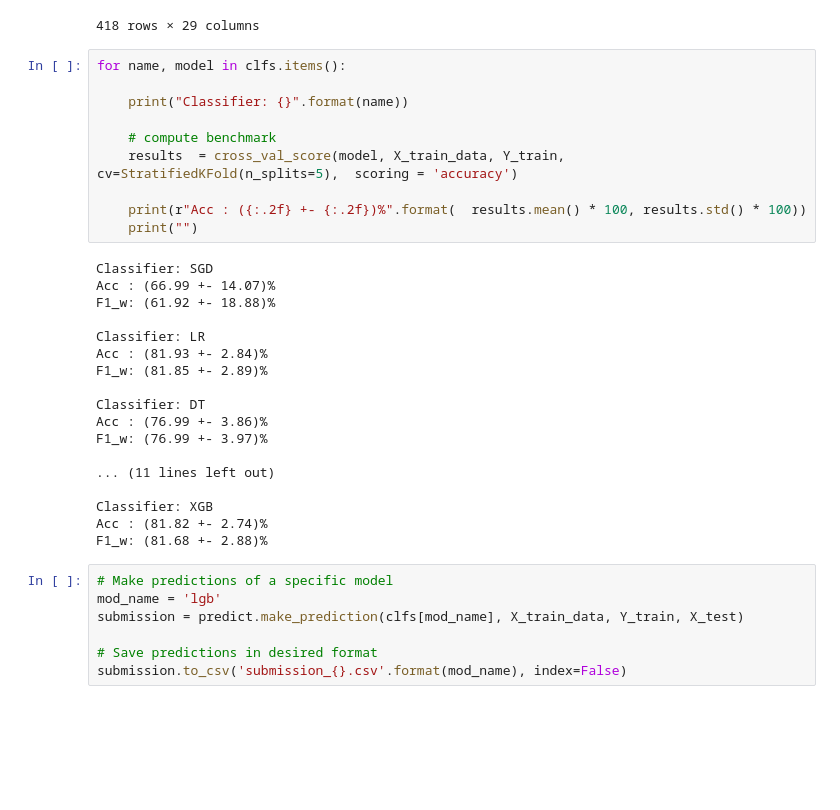
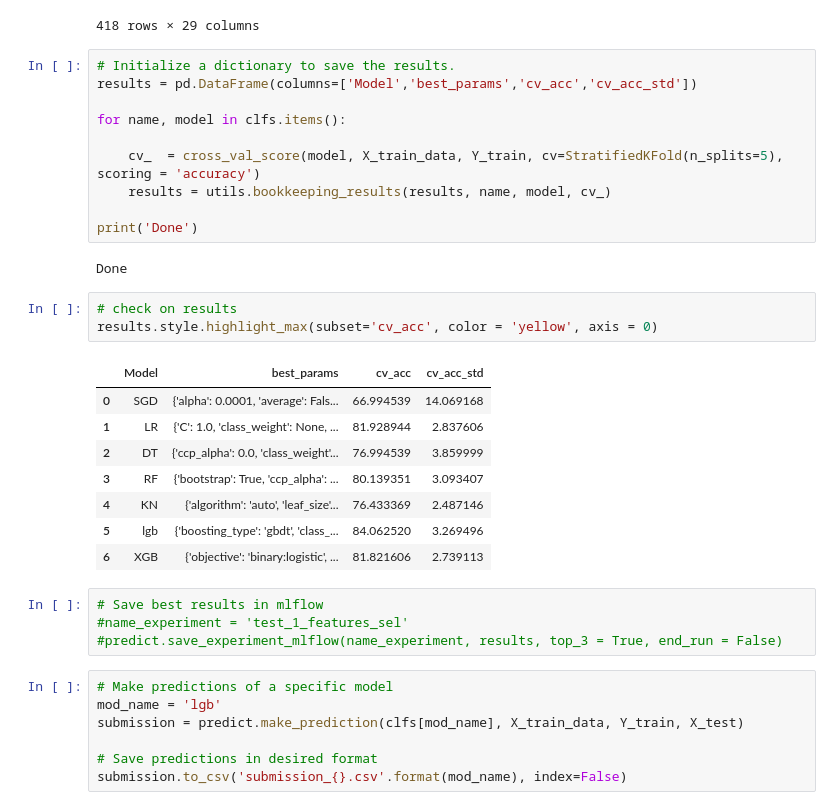
Before and after one commit to leoregino/Titanic, a Jupyter notebook: notebooks/exploration/MV_02_Predictions.ipynb, the cells around one changed output. Drawn from its saved outputs; the diff is of its cells as text; blank space fills up the shorter version.

```diff
--- a/notebooks/exploration/MV_02_Predictions.ipynb
+++ b/notebooks/exploration/MV_02_Predictions.ipynb
@@ -269,34 +276,34 @@ X_test
 | 1307 | 7.0 | 0.0 | 0.0 | 1.0 | 0.0 | 1.0 | 0.0 | 0.0 | 0.0 | 0.0 | ... |
 | 1308 | 7.0 | 0.0 | 0.0 | 1.0 | 1.0 | 0.0 | 0.0 | 0.0 | 0.0 | 0.0 | ... |
 418 rows × 29 columns
-# %%
-for name, model in clfs.items():
-
-    print("Classifier: {}".format(name))
-
-    # compute benchmark
-    results  = cross_val_score(model, X_train_data, Y_train, cv=StratifiedKFold(n_splits=5),  scoring = 'accuracy')
-
-    print(r"Acc : ({:.2f} +- {:.2f})%".format(  results.mean() * 100, results.std() * 100))
-    print("")
-# %% [output]
-Classifier: SGD
-Acc : (66.99 +- 14.07)%
-F1_w: (61.92 +- 18.88)%
-
-Classifier: LR
-Acc : (81.93 +- 2.84)%
-F1_w: (81.85 +- 2.89)%
-
-Classifier: DT
-Acc : (76.99 +- 3.86)%
-F1_w: (76.99 +- 3.97)%
-
-... (11 lines left out)
-
-Classifier: XGB
-Acc : (81.82 +- 2.74)%
-F1_w: (81.68 +- 2.88)%
+# %%
+# Initialize a dictionary to save the results.
+results = pd.DataFrame(columns=['Model','best_params','cv_acc','cv_acc_std'])
+
+for name, model in clfs.items():
+
+    cv_  = cross_val_score(model, X_train_data, Y_train, cv=StratifiedKFold(n_splits=5),  scoring = 'accuracy')
+    results = utils.bookkeeping_results(results, name, model, cv_)
+
+print('Done')
+# %% [output]
+Done
+# %%
+# check on results
+results.style.highlight_max(subset='cv_acc', color = 'yellow', axis = 0)
+# %% [output]
+|  | Model | best_params | cv_acc | cv_acc_std |
+| 0 | SGD | {'alpha': 0.0001, 'average': Fals... | 66.994539 | 14.069168 |
+| 1 | LR | {'C': 1.0, 'class_weight': None, ... | 81.928944 | 2.837606 |
+| 2 | DT | {'ccp_alpha': 0.0, 'class_weight'... | 76.994539 | 3.859999 |
+| 3 | RF | {'bootstrap': True, 'ccp_alpha': ... | 80.139351 | 3.093407 |
+| 4 | KN | {'algorithm': 'auto', 'leaf_size'... | 76.433369 | 2.487146 |
+| 5 | lgb | {'boosting_type': 'gbdt', 'class_... | 84.062520 | 3.269496 |
+| 6 | XGB | {'objective': 'binary:logistic', ... | 81.821606 | 2.739113 |
+# %%
+# Save best results in mlflow
+#name_experiment = 'test_1_features_sel'
+#predict.save_experiment_mlflow(name_experiment, results, top_3 = True, end_run = False)
 # %%
 # Make predictions of a specific model
 mod_name = 'lgb'
```
Also changed, not shown: parts of 15 cells of this notebook, 46 other files.
